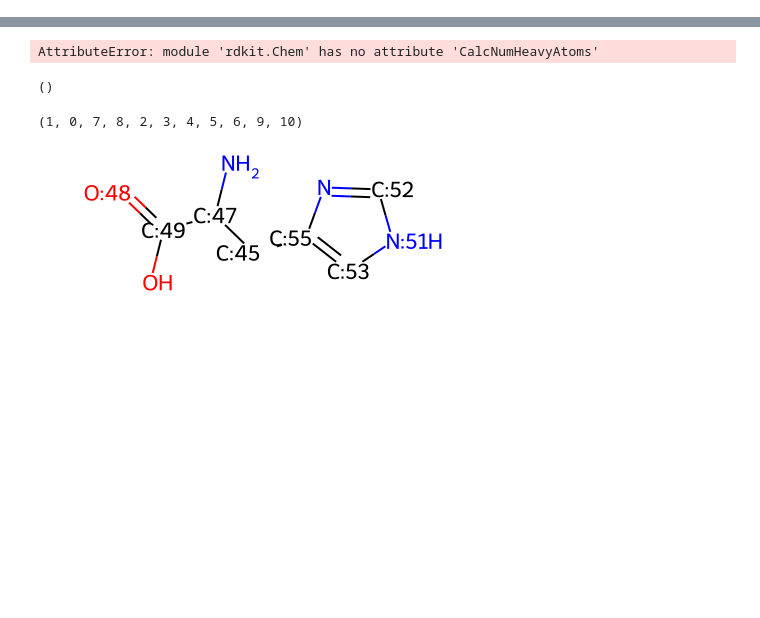
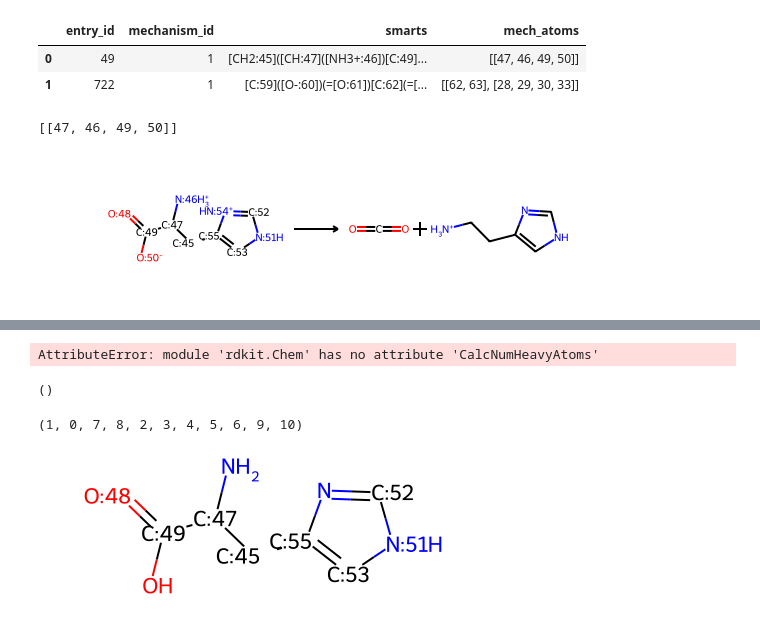
Before and after one commit to stefanpate/enz-rxn-data, a Jupyter notebook: explore_mechanism.ipynb, the cells around one changed output, grey strips where cells are left out. Saved outputs shown, nothing was run; the diff lists cells and outputs as text; code cells hidden in the pictures; blank space fills up the shorter version.

Commit message:
Debug on mcsa 49 and 722

```diff
--- a/explore_mechanism.ipynb
+++ b/explore_mechanism.ipynb
@@ -25,18 +21,0 @@ with open(Path(filepaths.raw_mcsa) / "entries_7.json", "r") as f:
-# %%
-def display_mech_labeled_rxn(cpds, mol_path, involved_atoms):
-    lhs, rhs = get_overall_reaction(cpds, mol_path)
-    rxn = AllChem.ReactionFromSmarts(
-        ".".join([Chem.MolToSmarts(mol) for mol in lhs]) + ">>" +
-        ".".join([Chem.MolToSmarts(mol) for mol in rhs]),
-        useSmiles=True,
-    )
-    display(rxn)
-    for i, rct in enumerate(lhs):
-        display(SVG(draw_molecule(rct, size=(300, 200), highlight_atoms=involved_atoms[i], draw_options={"addAtomIndices": True})))
-
-
-involved_49 = {
-    0:[],
-    1:[],
-}
-display_mech_labeled_rxn(entry_49['compounds'], Path(filepaths.mcsa_mols), involved_49)
@@ -60,0 +22,32 @@ display_mech_labeled_rxn(entry_722['compounds'], Path(filepaths.mcsa_mols), invo
+# %%
+mech_df = pd.read_csv(Path(filepaths.processed_data) / 'mcsa' / 'mech_labeled_reactions.csv', sep=",")
+mech_df['mech_atoms'] = mech_df['mech_atoms'].apply(lambda x: ast.literal_eval(x))
+mech_df.head()
+# %% [output]
+|  | entry_id | mechanism_id | smarts | mech_atoms |
+| 0 | 49 | 1 | [CH2:45]([CH:47]([NH3+:46])[C:49]... | [[47, 46, 49, 50]] |
+| 1 | 722 | 1 | [C:59]([O-:60])(=[O:61])[C:62](=[... | [[62, 63], [28, 29, 30, 33]] |
+# %%
+mech_df.loc[mech_df['entry_id'] == 49, 'mech_atoms'][0]
+# %% [output]
+[[47, 46, 49, 50]]
+# %%
+def display_mech_labeled_rxn(entry_id: int, mol_path):
+    mech_atom_map_nums = mech_df.loc[mech_df['entry_id'] == entry_id, 'mech_atoms'].iloc[0]
+
+
+    cpds = entries[str(entry_id)]['reaction']['compounds']
+    smarts = mech_df.loc[mech_df['entry_id'] == entry_id, 'smarts'].iloc[0]
+    rxn = AllChem.ReactionFromSmarts(smarts, useSmiles=True)
+    display(rxn)
+    lhs = [Chem.MolFromSmarts(elt) for elt in smarts.split('>>')[0].split('.')]
+    involved_atoms = []
+    for ams, mol in zip(mech_atom_map_nums, lhs):
+        involved_atoms.append([atom.GetIdx() for atom in mol.GetAtoms() if atom.GetAtomMapNum() in ams])
+    for i, rct in enumerate(lhs):
+        display(SVG(draw_molecule(rct, size=(300, 200), highlight_atoms=involved_atoms[i], draw_options={"addAtomIndices": True})))
+
+
+display_mech_labeled_rxn(49, Path(filepaths.mcsa_mols))
+# %% [output]
+[figure, added]
```
Also changed, not shown: parts of 18 cells of this notebook, 3 other files.
